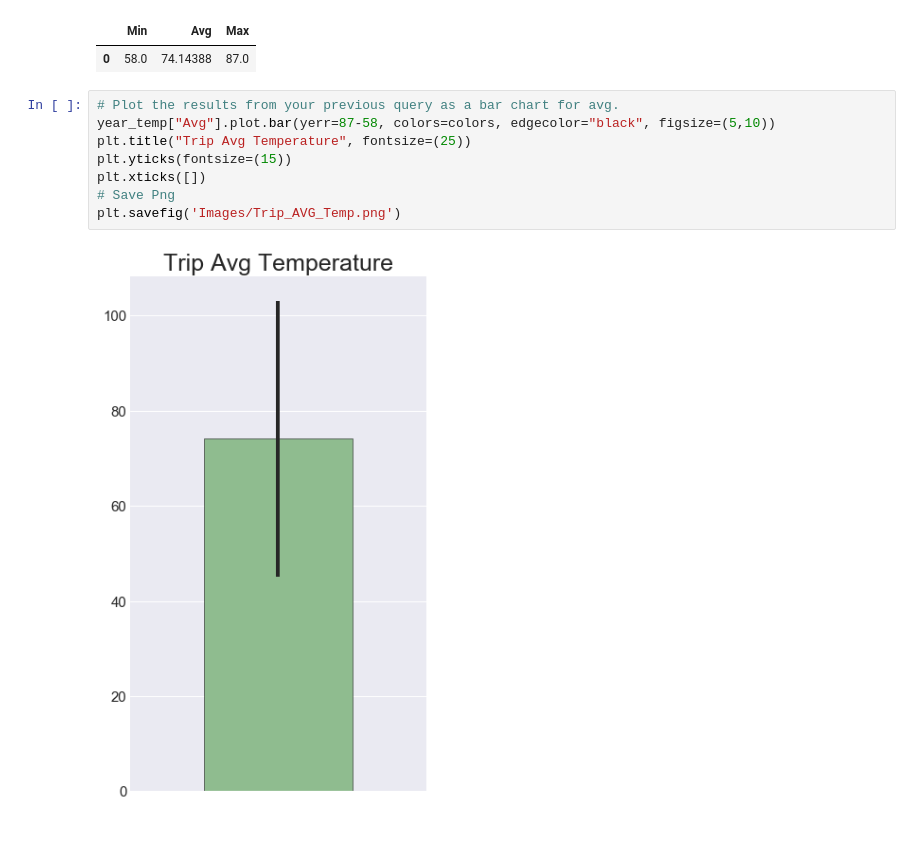
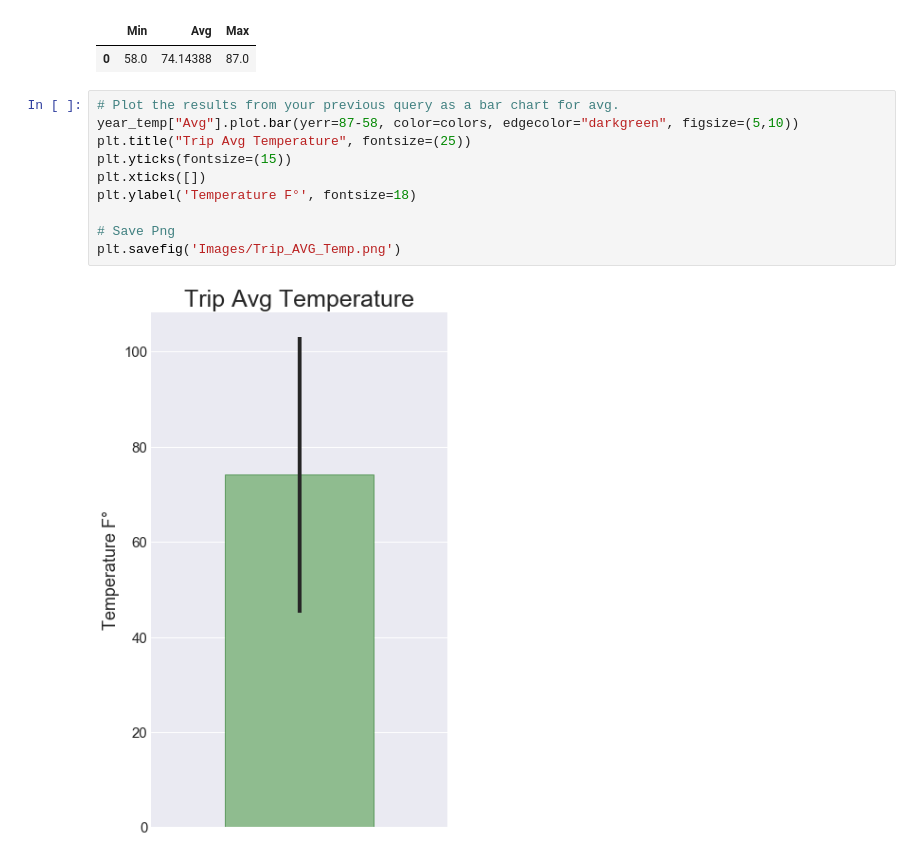
Before and after one commit to mldebaker/SQL-Alchemy-Challenge, a Jupyter notebook: Surfs_Up/climate_starter.ipynb, the cells around one changed output. Saved outputs shown, nothing was run; the diff lists cells and outputs as text.

```diff
--- a/Surfs_Up/climate_starter.ipynb
+++ b/Surfs_Up/climate_starter.ipynb
@@ -206,14 +206,16 @@ year_temp.head()
 | 0 | 58.0 | 74.14388 | 87.0 |
 # %%
 # Plot the results from your previous query as a bar chart for avg.
-year_temp["Avg"].plot.bar(yerr=87-58, colors=colors, edgecolor="black", figsize=(5,10))
+year_temp["Avg"].plot.bar(yerr=87-58, color=colors, edgecolor="darkgreen", figsize=(5,10))
 plt.title("Trip Avg Temperature", fontsize=(25))
 plt.yticks(fontsize=(15))
 plt.xticks([])
+plt.ylabel('Temperature F°', fontsize=18)
+
 # Save Png
 plt.savefig('Images/Trip_AVG_Temp.png')
 # %% [output]
-[figure, old version]
+[figure, new version]
 # %%
 # Plot the results from your previous query as a bar chart.
 colors = ["darkseagreen", "c", "darkred"]
```
Also changed, not shown: parts of 10 cells of this notebook, 4 other files.
